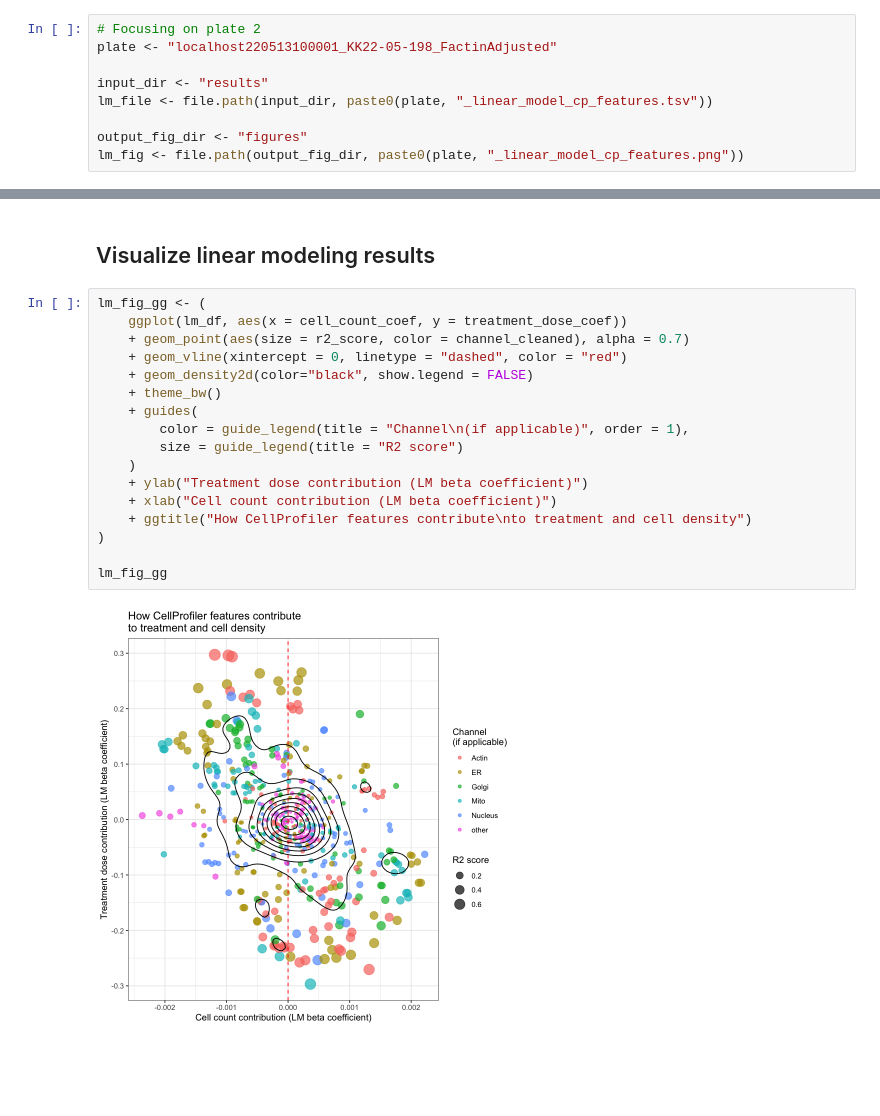
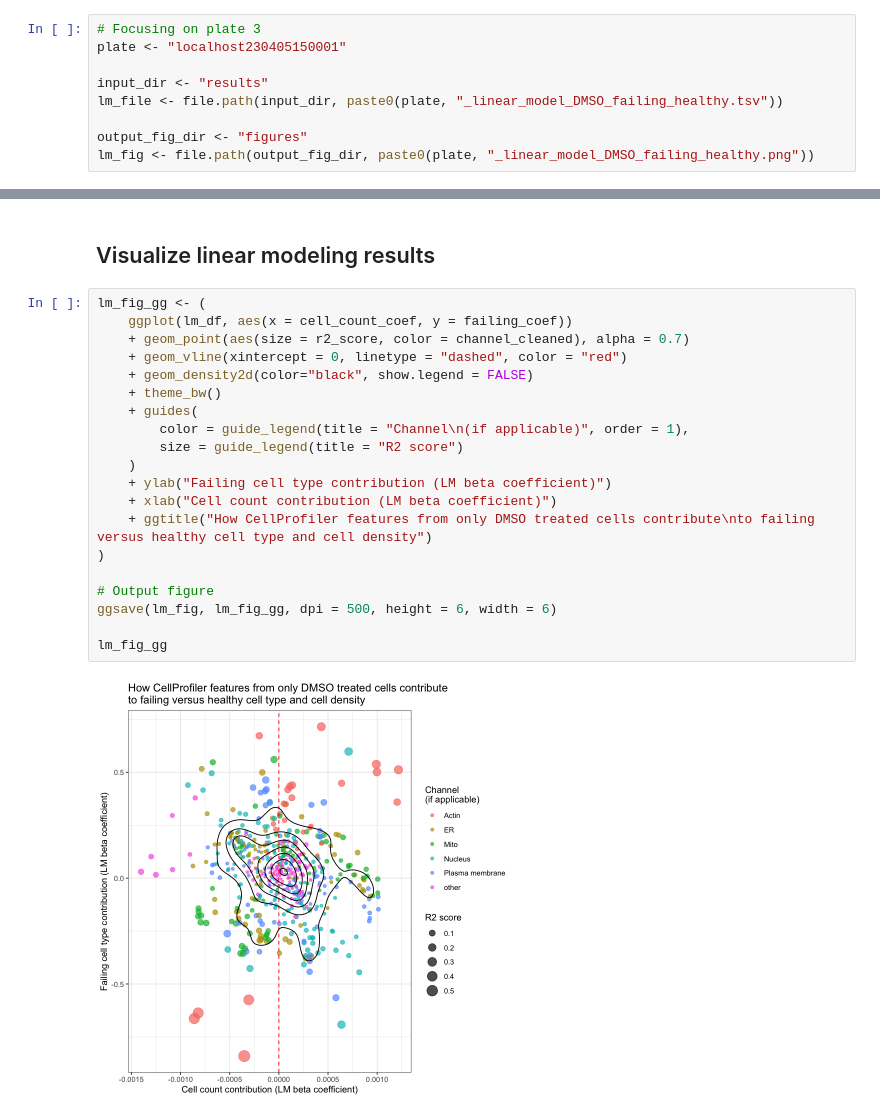
Before and after one commit to WayScience/cellpainting_predicts_cardiac_fibrosis, a Jupyter notebook: 4.analyze_data/notebooks/linear_model/1.visualize_linear_model.ipynb, the cells around one changed output, grey strips where cells are left out. Cells and saved outputs as stored; diff of their text form; blank space fills up the shorter version.

Commit message:
add new lm figures and code

```diff
--- a/4.analyze_data/notebooks/linear_model/1.visualize_linear_model.ipynb
+++ b/4.analyze_data/notebooks/linear_model/1.visualize_linear_model.ipynb
@@ -6,9 +9,9 @@ suppressPackageStartupMessages(library(dplyr))
 # %%
-# Focusing on plate 2
-plate <- "localhost220513100001_KK22-05-198_FactinAdjusted"
+# Focusing on plate 3
+plate <- "localhost230405150001"
 
 input_dir <- "results"
-lm_file <- file.path(input_dir, paste0(plate, "_linear_model_cp_features.tsv"))
+lm_file <- file.path(input_dir, paste0(plate, "_linear_model_DMSO_failing_healthy.tsv"))
 
 output_fig_dir <- "figures"
-lm_fig <- file.path(output_fig_dir, paste0(plate, "_linear_model_cp_features.png"))
+lm_fig <- file.path(output_fig_dir, paste0(plate, "_linear_model_DMSO_failing_healthy.png"))
@@ -66,20 +70,23 @@ A tibble: 3 × 11
 ## Visualize linear modeling results
 # %%
 lm_fig_gg <- (
-    ggplot(lm_df, aes(x = cell_count_coef, y = treatment_dose_coef))
+    ggplot(lm_df, aes(x = cell_count_coef, y = failing_coef))
     + geom_point(aes(size = r2_score, color = channel_cleaned), alpha = 0.7)
     + geom_vline(xintercept = 0, linetype = "dashed", color = "red")
     + geom_density2d(color="black", show.legend = FALSE)
     + theme_bw()
     + guides(
         color = guide_legend(title = "Channel\n(if applicable)", order = 1),
         size = guide_legend(title = "R2 score")
     )
-    + ylab("Treatment dose contribution (LM beta coefficient)")
+    + ylab("Failing cell type contribution (LM beta coefficient)")
     + xlab("Cell count contribution (LM beta coefficient)")
-    + ggtitle("How CellProfiler features contribute\nto treatment and cell density")
+    + ggtitle("How CellProfiler features from only DMSO treated cells contribute\nto failing versus healthy cell type and cell density")
 )
 
+# Output figure
+ggsave(lm_fig, lm_fig_gg, dpi = 500, height = 6, width = 6)
+
 lm_fig_gg
 # %% [output]
-[figure, old version]
+[figure, new version]
```
Also changed, not shown: parts of 3 cells of this notebook, 16 other files.
